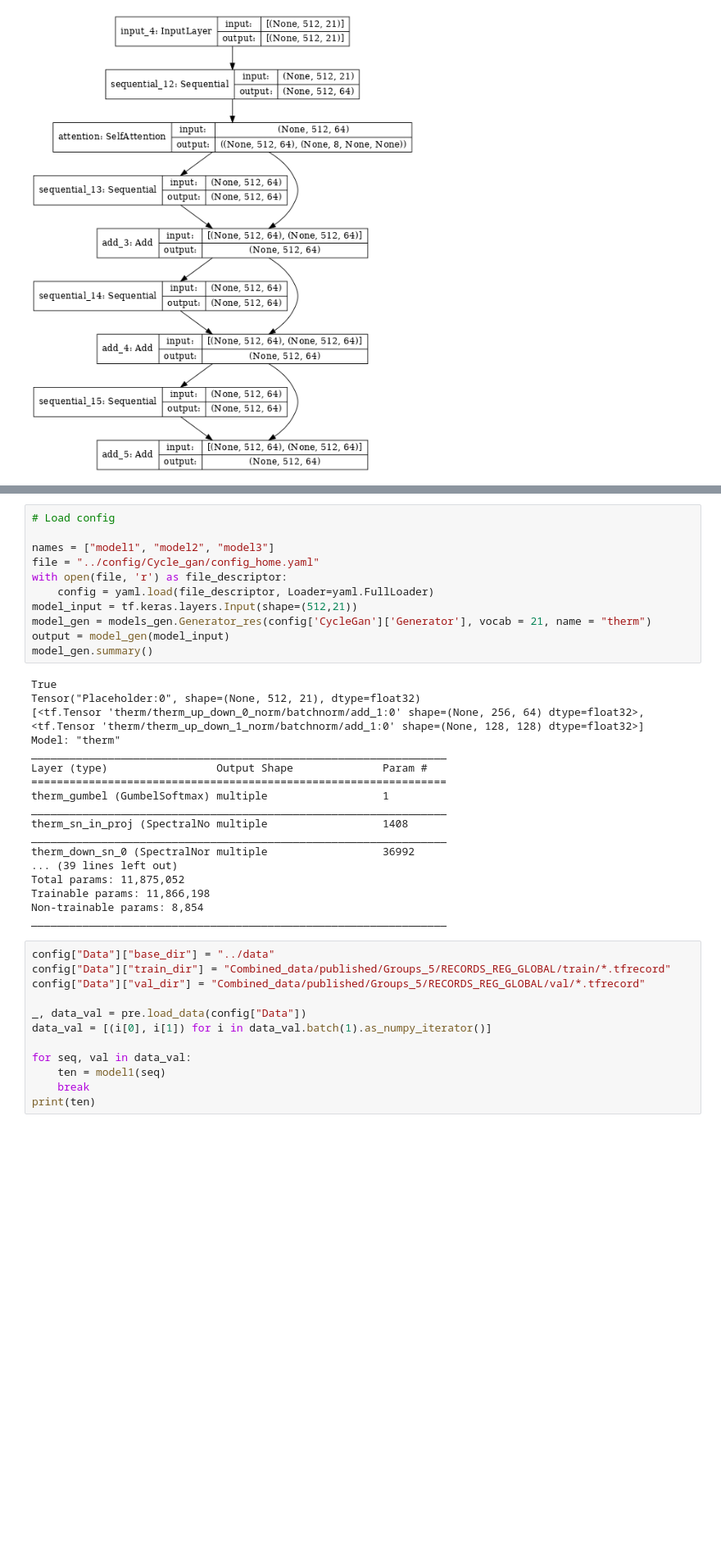
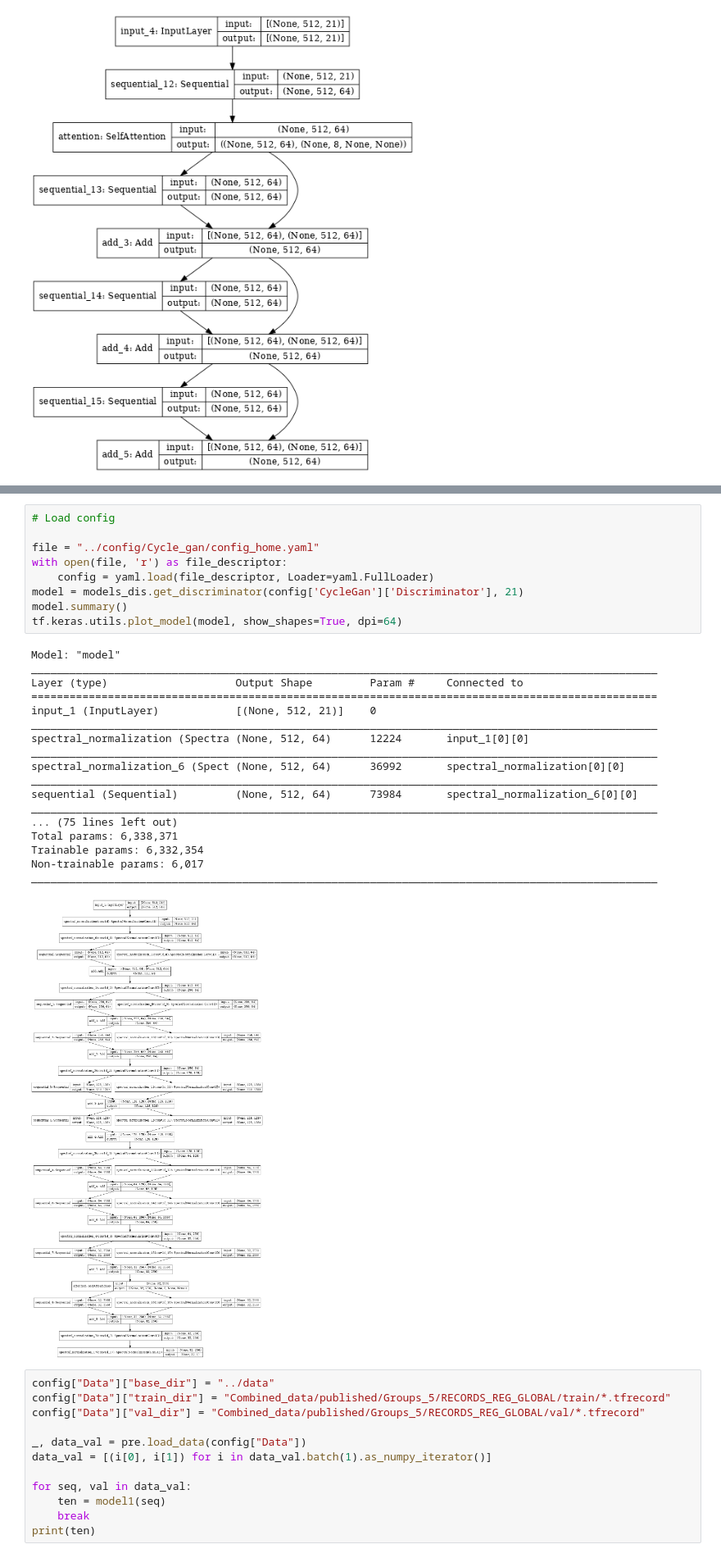
Before and after one commit to Umbriona/cycle_gan, a Jupyter notebook: scripts/Evaluate_cyclegan.ipynb, the cells around one changed output, grey strips where cells are left out. Shown at 82% size. Saved outputs shown, nothing was run; the diff lists cells and outputs as text; blank space fills up the shorter version.

```diff
--- a/scripts/Evaluate_cyclegan.ipynb
+++ b/scripts/Evaluate_cyclegan.ipynb
@@ -111,32 +136,31 @@ ________________________________________________________________________________
 # %%
 # Load config
 
-names = ["model1", "model2", "model3"]
 file = "../config/Cycle_gan/config_home.yaml"
 with open(file, 'r') as file_descriptor:
     config = yaml.load(file_descriptor, Loader=yaml.FullLoader)
-model_input = tf.keras.layers.Input(shape=(512,21))
-model_gen = models_gen.Generator_res(config['CycleGan']['Generator'], vocab = 21, name = "therm")
-output = model_gen(model_input)
-model_gen.summary()
+model = models_dis.get_discriminator(config['CycleGan']['Discriminator'], 21)
+model.summary()
+tf.keras.utils.plot_model(model, show_shapes=True, dpi=64)
 # %% [output]
-True
-Tensor("Placeholder:0", shape=(None, 512, 21), dtype=float32)
-[<tf.Tensor 'therm/therm_up_down_0_norm/batchnorm/add_1:0' shape=(None, 256, 64) dtype=float32>, <tf.Tensor 'therm/therm_up_down_1_norm/batchnorm/add_1:0' shape=(None, 128, 128) dtype=float32>]
-Model: "therm"
-_________________________________________________________________
-Layer (type)                 Output Shape              Param #
-=================================================================
-therm_gumbel (GumbelSoftmax) multiple                  1
-_________________________________________________________________
-therm_sn_in_proj (SpectralNo multiple                  1408
-_________________________________________________________________
-therm_down_sn_0 (SpectralNor multiple                  36992
-... (39 lines left out)
-Total params: 11,875,052
-Trainable params: 11,866,198
-Non-trainable params: 8,854
-_________________________________________________________________
+Model: "model"
+__________________________________________________________________________________________________
+Layer (type)                    Output Shape         Param #     Connected to
+==================================================================================================
+input_1 (InputLayer)            [(None, 512, 21)]    0
+__________________________________________________________________________________________________
+spectral_normalization (Spectra (None, 512, 64)      12224       input_1[0][0]
+__________________________________________________________________________________________________
+spectral_normalization_6 (Spect (None, 512, 64)      36992       spectral_normalization[0][0]
+__________________________________________________________________________________________________
+sequential (Sequential)         (None, 512, 64)      73984       spectral_normalization_6[0][0]
+__________________________________________________________________________________________________
+... (75 lines left out)
+Total params: 6,338,371
+Trainable params: 6,332,354
+Non-trainable params: 6,017
+__________________________________________________________________________________________________
+[figure, added]
 # %%
 config["Data"]["base_dir"] = "../data"
 config["Data"]["train_dir"] = "Combined_data/published/Groups_5/RECORDS_REG_GLOBAL/train/*.tfrecord"
```
Also changed, not shown: parts of 2 cells of this notebook, 51 other files.
